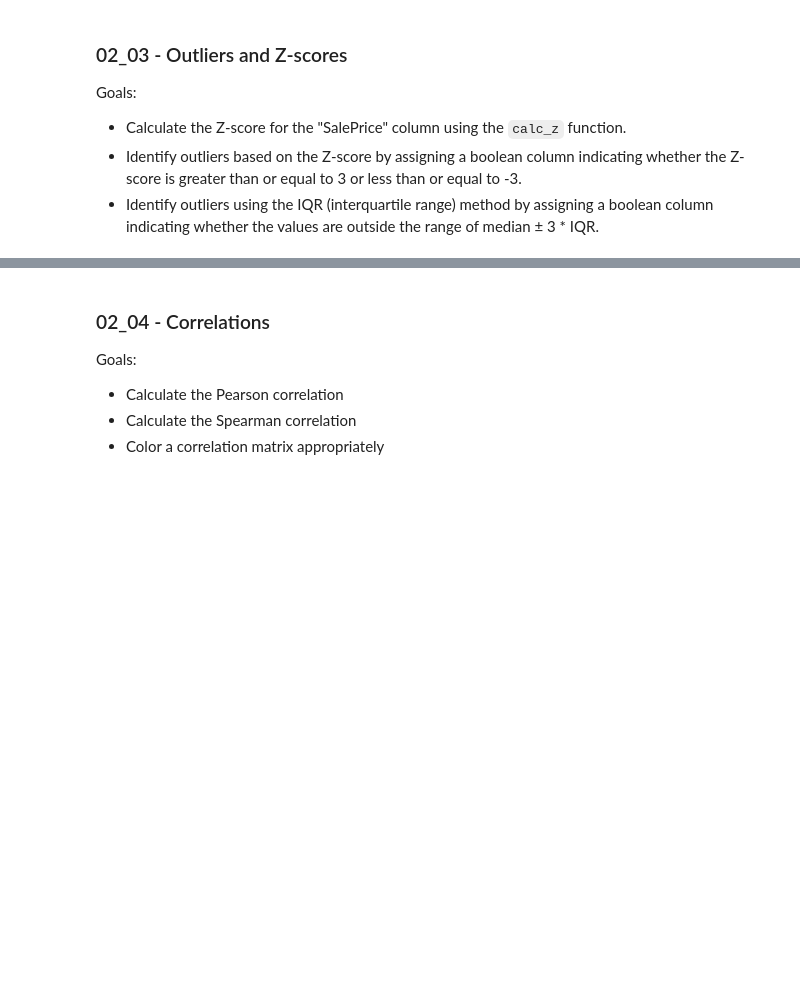
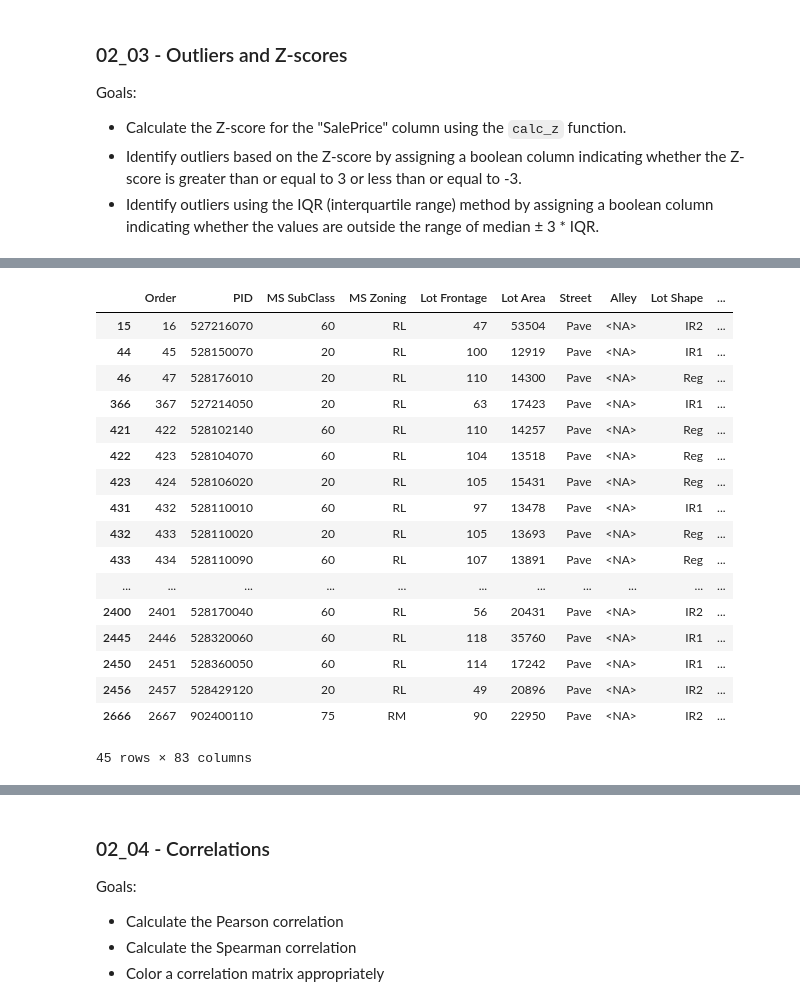
Before and after one commit to tjgrabher/python-statistics-essential-training-4433355, a Jupyter notebook: PyStats.ipynb, the cells around one changed output, grey strips where cells are left out. Cells and saved outputs as stored; diff of their text form; code cells hidden in the pictures; blank space fills up the shorter version.

```diff
--- a/PyStats.ipynb
+++ b/PyStats.ipynb
@@ -1018,7 +1088,26 @@ def calc_z(df, col):
 # %%
 (housing
  .assign(z_score=calc_z(housing, col='SalePrice'))
- #.query('z_score.abs() >= 3')
- .query('z_score <= -3')
+ .query('z_score.abs() >= 3')
+#  .query('z_score <= -3')
 )
+# %% [output]
+|  | Order | PID | MS SubClass | MS Zoning | Lot Frontage | Lot Area | Street | Alley | Lot Shape | ... |
+| 15 | 16 | 527216070 | 60 | RL | 47 | 53504 | Pave | <NA> | IR2 | ... |
+| 44 | 45 | 528150070 | 20 | RL | 100 | 12919 | Pave | <NA> | IR1 | ... |
+| 46 | 47 | 528176010 | 20 | RL | 110 | 14300 | Pave | <NA> | Reg | ... |
+| 366 | 367 | 527214050 | 20 | RL | 63 | 17423 | Pave | <NA> | IR1 | ... |
+| 421 | 422 | 528102140 | 60 | RL | 110 | 14257 | Pave | <NA> | Reg | ... |
+| 422 | 423 | 528104070 | 60 | RL | 104 | 13518 | Pave | <NA> | Reg | ... |
+| 423 | 424 | 528106020 | 20 | RL | 105 | 15431 | Pave | <NA> | Reg | ... |
+| 431 | 432 | 528110010 | 60 | RL | 97 | 13478 | Pave | <NA> | IR1 | ... |
+| 432 | 433 | 528110020 | 20 | RL | 105 | 13693 | Pave | <NA> | Reg | ... |
+| 433 | 434 | 528110090 | 60 | RL | 107 | 13891 | Pave | <NA> | Reg | ... |
+| ... | ... | ... | ... | ... | ... | ... | ... | ... | ... | ... |
+| 2400 | 2401 | 528170040 | 60 | RL | 56 | 20431 | Pave | <NA> | IR2 | ... |
+| 2445 | 2446 | 528320060 | 60 | RL | 118 | 35760 | Pave | <NA> | IR1 | ... |
+| 2450 | 2451 | 528360050 | 60 | RL | 114 | 17242 | Pave | <NA> | IR1 | ... |
+| 2456 | 2457 | 528429120 | 20 | RL | 49 | 20896 | Pave | <NA> | IR2 | ... |
+| 2666 | 2667 | 902400110 | 75 | RM | 90 | 22950 | Pave | <NA> | IR2 | ... |
+45 rows × 83 columns
 # %%
```
Also changed, not shown: parts of 39 cells of this notebook.
